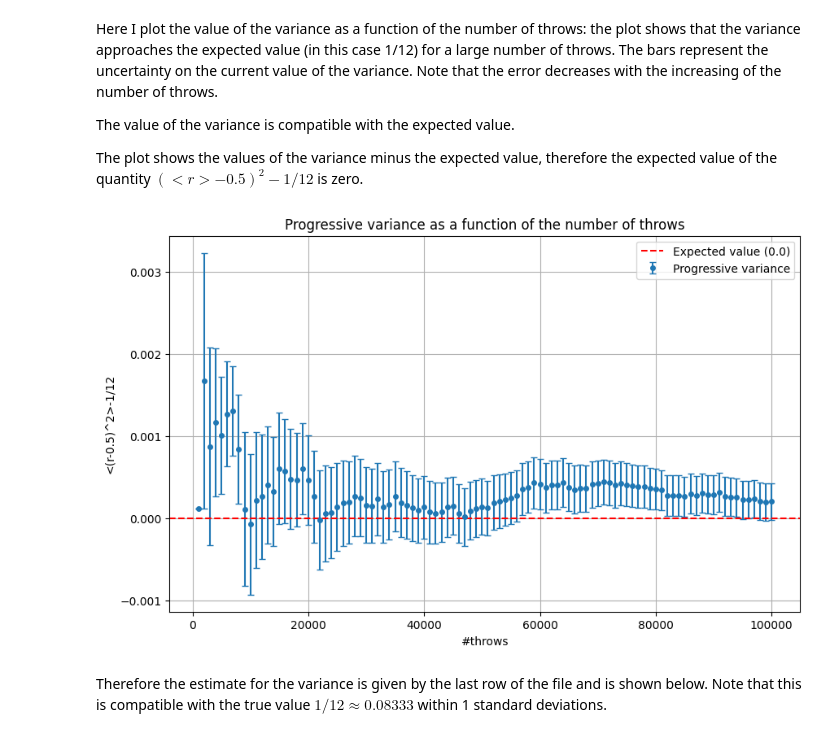
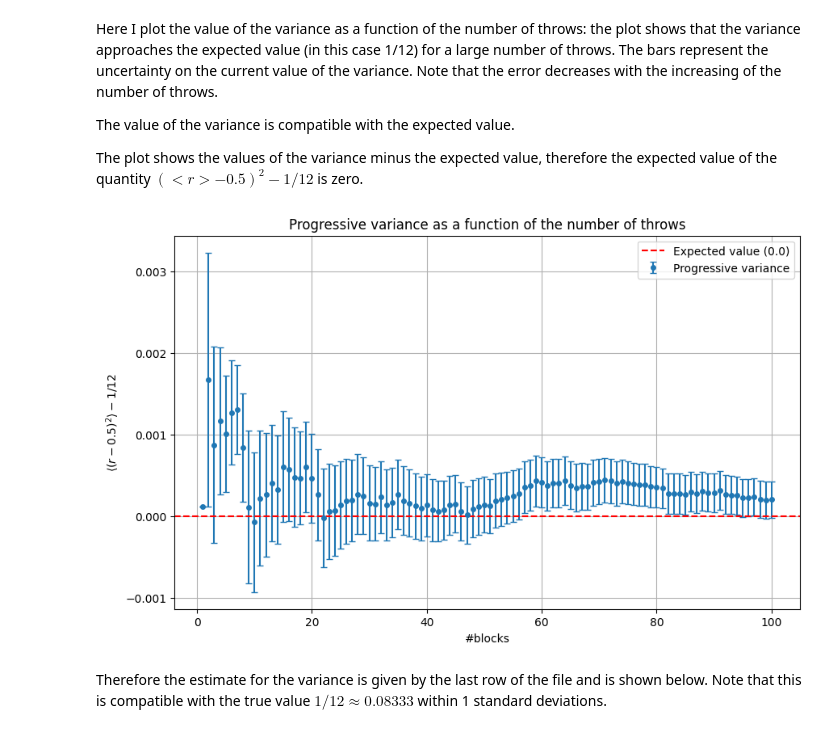
Before and after one commit to giuliagogna/NumericalSimulationLaboratory, a Jupyter notebook: Lab01/analysis/analysis1.ipynb, the cells around one changed output. Cells and saved outputs as stored; diff of their text form; code cells hidden in the pictures.

```diff
--- a/Lab01/analysis/analysis1.ipynb
+++ b/Lab01/analysis/analysis1.ipynb
@@ -12,3 +21,6 @@ x, sum_prog, err_prog, var_prog, err_var_prog = np.loadtxt(file_path + "01_1_mea
 # %% [markdown]
 ## Excercise 01.1.1: mean and its uncertainty
+# %%
+# Extract the data from the output files
+throws, blocks, sum_prog, err_prog, var_prog, err_var_prog = np.loadtxt(file_path + "01_1_means_and_variances.dat", unpack=True)
 # %% [markdown]
@@ -49,16 +61,16 @@ The plot shows the values of the variance minus the expected value, therefore th
 # %%
 plt.figure(figsize=(10, 6))
 
-plt.errorbar(x, var_prog - 1.0/12.0, yerr=err_var_prog, label = 'Progressive variance', fmt='o', markersize=4, capsize=3)
+plt.errorbar(blocks, var_prog - 1.0/12.0, yerr=err_var_prog, label = 'Progressive variance', fmt='o', markersize=4, capsize=3)
 plt.axhline(0, color='red', linestyle='--', label='Expected value (0.0)')
-plt.xlabel('#throws')
-plt.ylabel('<(r-0.5)^2>-1/12')
+plt.xlabel('#blocks')
+plt.ylabel(r'$\langle (r-0.5)^2 \rangle - 1/12$')
 plt.title('Progressive variance as a function of the number of throws')
 plt.grid(True)
 plt.legend()
 plt.show()
 # %% [output]
-[figure, old version]
+[figure, new version]
 # %% [markdown]
 Therefore the estimate for the variance is given by the last row of the file and is shown below. Note that this is compatible with the true value $1/12 \approx 0.08333$ within 1 standard deviations.
 # %%
```
Also changed, not shown: parts of 24 cells of this notebook, 5 other files.
